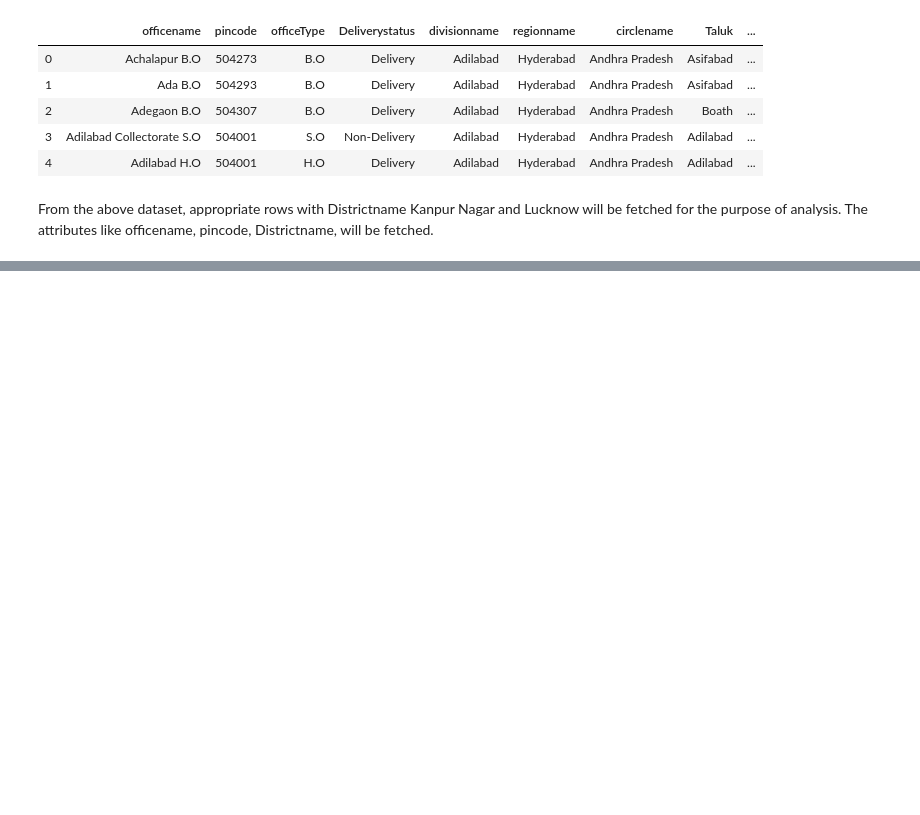
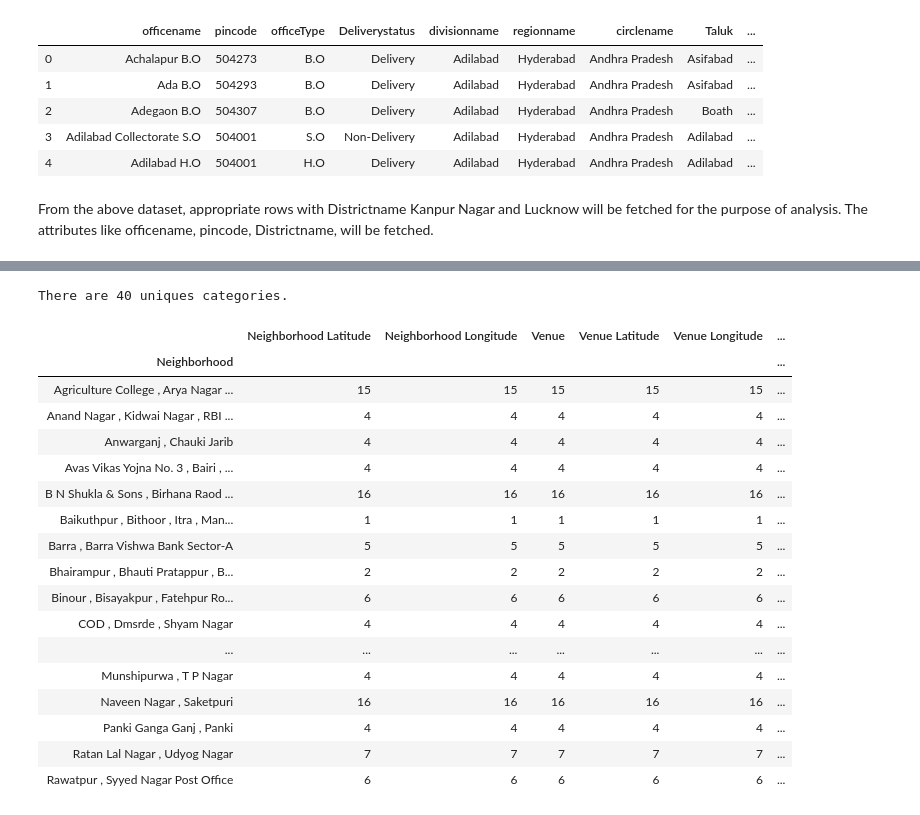
Before and after one commit to perpetualVJ/Coursera_Capstone, a Jupyter notebook: The Battle of Neighborhoods/The Battle of Neighborhoods.ipynb, the cells around one changed output, grey strips where cells are left out. Drawn from its saved outputs; the diff is of its cells as text; code cells hidden in the pictures; blank space fills up the shorter version.

```diff
--- a/The Battle of Neighborhoods/The Battle of Neighborhoods.ipynb
+++ b/The Battle of Neighborhoods/The Battle of Neighborhoods.ipynb
@@ -39,0 +611,6 @@ From the above dataset, appropriate rows with Districtname Kanpur Nagar and Luck
+# %%
+#Venus in Kanpur
+kanpur_venues = getNearbyVenues(names=df_kanpur['Neighborhood'],
+                                   latitudes=df_kanpur['Latitude'],
+                                   longitudes=df_kanpur['Longitude']
+                                  )
@@ -39,0 +629,26 @@ From the above dataset, appropriate rows with Districtname Kanpur Nagar and Luck
+# %%
+print('There are {} uniques categories.'.format(len(kanpur_venues['Venue Category'].unique())))
+# %% [output]
+There are 40 uniques categories.
+# %%
+#Count of no. of venues returned for each neighborhood in lucknow
+kanpur_venues.groupby('Neighborhood').count()
+# %% [output]
+|  | Neighborhood Latitude | Neighborhood Longitude | Venue | Venue Latitude | Venue Longitude | ... |
+| Neighborhood |  |  |  |  |  | ... |
+| Agriculture College , Arya Nagar ... | 15 | 15 | 15 | 15 | 15 | ... |
+| Anand Nagar , Kidwai Nagar , RBI ... | 4 | 4 | 4 | 4 | 4 | ... |
+| Anwarganj , Chauki Jarib | 4 | 4 | 4 | 4 | 4 | ... |
+| Avas Vikas Yojna No. 3 , Bairi , ... | 4 | 4 | 4 | 4 | 4 | ... |
+| B N Shukla & Sons , Birhana Raod ... | 16 | 16 | 16 | 16 | 16 | ... |
+| Baikuthpur , Bithoor , Itra , Man... | 1 | 1 | 1 | 1 | 1 | ... |
+| Barra , Barra Vishwa Bank Sector-A | 5 | 5 | 5 | 5 | 5 | ... |
+| Bhairampur , Bhauti Pratappur , B... | 2 | 2 | 2 | 2 | 2 | ... |
+| Binour , Bisayakpur , Fatehpur Ro... | 6 | 6 | 6 | 6 | 6 | ... |
+| COD , Dmsrde , Shyam Nagar | 4 | 4 | 4 | 4 | 4 | ... |
+| ... | ... | ... | ... | ... | ... | ... |
+| Munshipurwa , T P Nagar | 4 | 4 | 4 | 4 | 4 | ... |
+| Naveen Nagar , Saketpuri | 16 | 16 | 16 | 16 | 16 | ... |
+| Panki Ganga Ganj , Panki | 4 | 4 | 4 | 4 | 4 | ... |
+| Ratan Lal Nagar , Udyog Nagar | 7 | 7 | 7 | 7 | 7 | ... |
+| Rawatpur , Syyed Nagar Post Office | 6 | 6 | 6 | 6 | 6 | ... |
```
Also changed, not shown: parts of 99 cells of this notebook, 1 other file.
